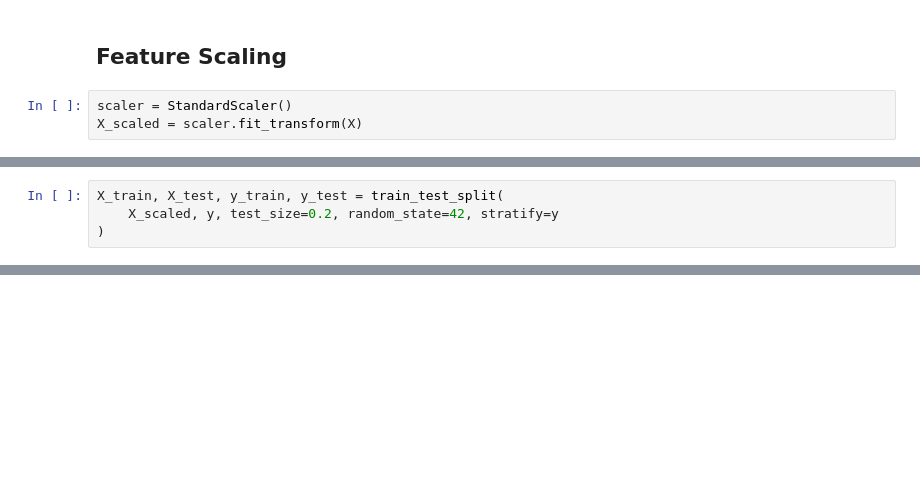
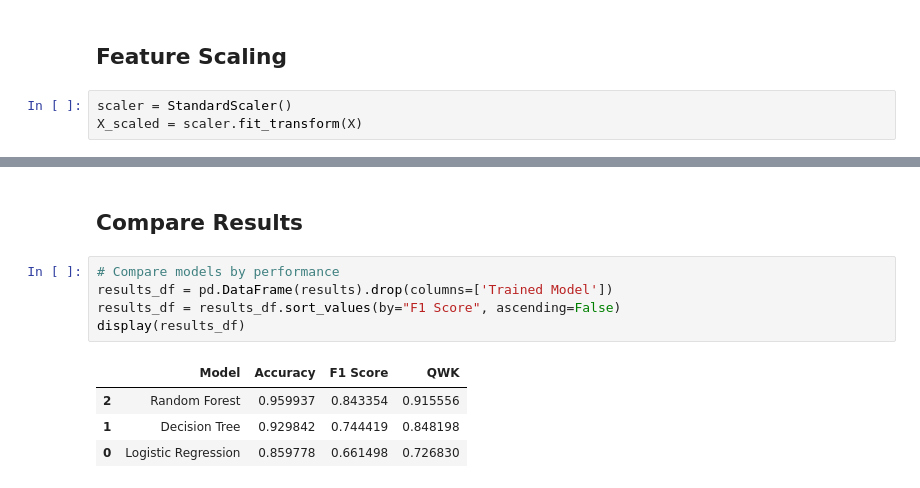
Before and after one commit to amirZZZkiller/snappfood-data-analyst-task, a Jupyter notebook: task 2 - grading model/task2.ipynb, the cells around one changed output, grey strips where cells are left out. Drawn from its saved outputs; the diff is of its cells as text; blank space fills up the shorter version.

```diff
--- a/task 2 - grading model/task2.ipynb
+++ b/task 2 - grading model/task2.ipynb
@@ -362,4 +364,0 @@ X_scaled = scaler.fit_transform(X)
-# %%
-X_train, X_test, y_train, y_test = train_test_split(
-    X_scaled, y, test_size=0.2, random_state=42, stratify=y
-)
@@ -365,0 +502,12 @@ X_train, X_test, y_train, y_test = train_test_split(
+# %% [markdown]
+## Compare Results
+# %%
+# Compare models by performance
+results_df = pd.DataFrame(results).drop(columns=['Trained Model'])
+results_df = results_df.sort_values(by="F1 Score", ascending=False)
+display(results_df)
+# %% [output]
+|  | Model | Accuracy | F1 Score | QWK |
+| 2 | Random Forest | 0.959937 | 0.843354 | 0.915556 |
+| 1 | Decision Tree | 0.929842 | 0.744419 | 0.848198 |
+| 0 | Logistic Regression | 0.859778 | 0.661498 | 0.726830 |
```
Also changed, not shown: parts of 11 cells of this notebook.
